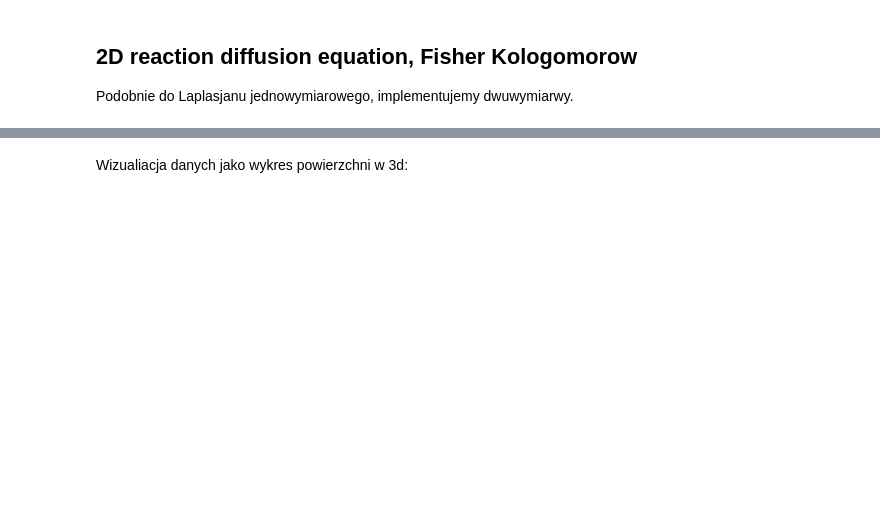
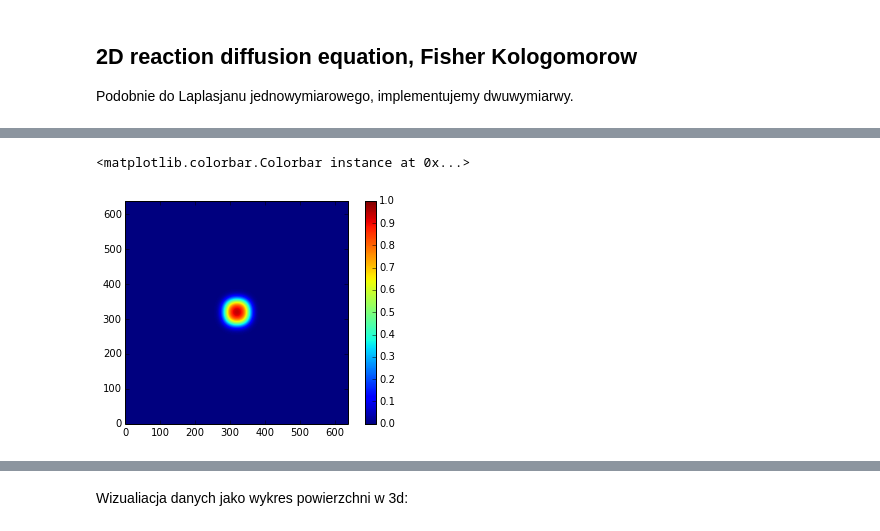
Before and after one commit to marcinofulus/PR2014, a Jupyter notebook: CUDA/iCSE_PR_PDE.ipynb, the cells around one changed output, grey strips where cells are left out. Cells and saved outputs as stored; diff of their text form; code cells hidden in the pictures; blank space fills up the shorter version.

```diff
--- a/CUDA/iCSE_PR_PDE.ipynb
+++ b/CUDA/iCSE_PR_PDE.ipynb
@@ -280,10 +289,13 @@ imshow(u_g.get(),origin='top',vmin=0,vmax=1)
 # %%
 for i in range(251):
     RDS(u_g,du_g, block=(block_size,1,1), grid=(blocks,1))
     RDS(du_g,u_g, block=(block_size,1,1), grid=(blocks,1))
-clf()
-imshow(u_g.get(),origin='top',vmin=0,vmax=1)
-colorbar()
+
+plt.imshow(u_g.get(),origin='top',vmin=0,vmax=1)
+plt.colorbar()
+# %% [output]
+<matplotlib.colorbar.Colorbar instance at 0x...>
+[figure, added]
 # %%
 from IPython.core.display import clear_output
 
```
Also changed, not shown: parts of 13 cells of this notebook, 12 other files.
